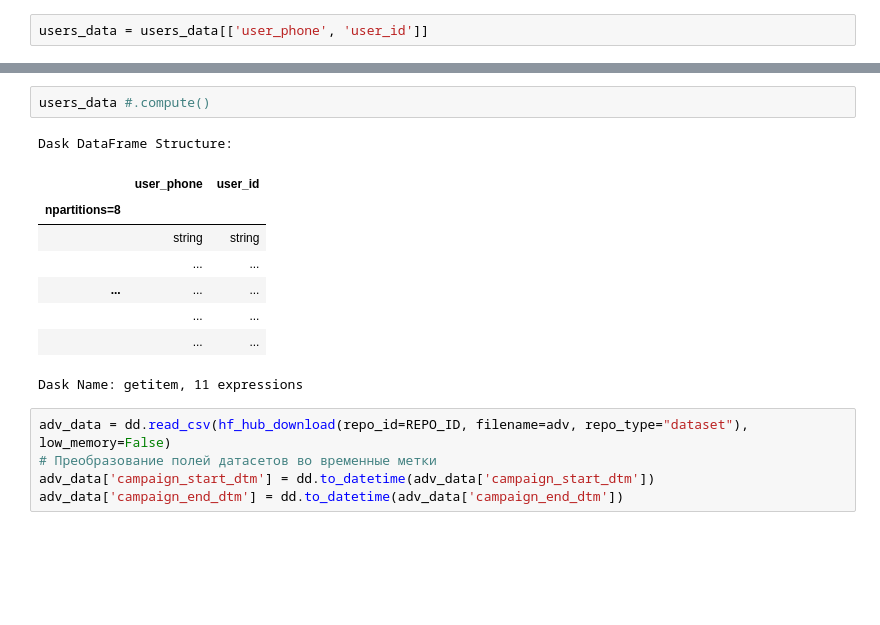
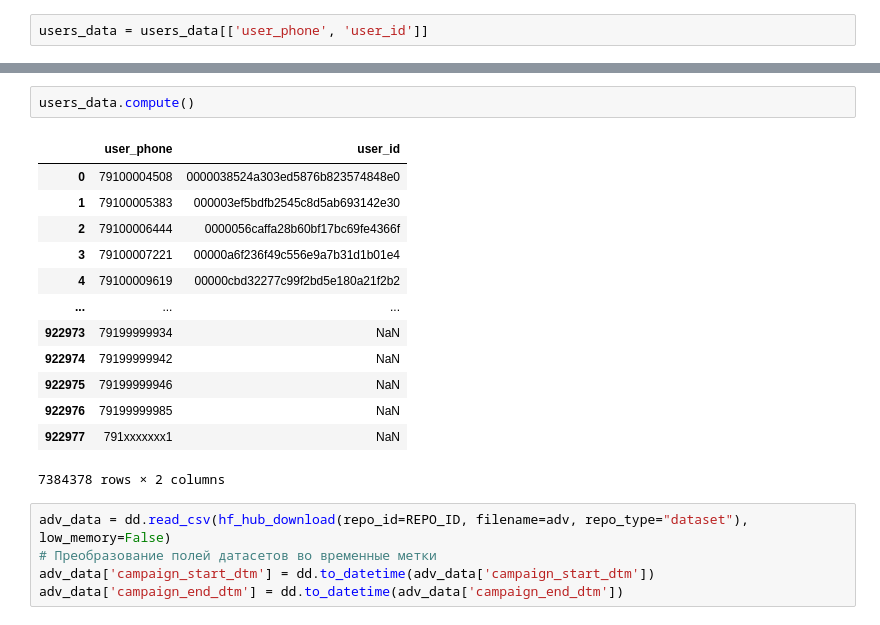
Before and after one commit to maratgaliulin/magnum_scopum_sravni_ru_dataton_2024, a Jupyter notebook: datasets/datasets_merge_to_parquet.ipynb, the cells around one changed output, grey strips where cells are left out. Saved outputs shown, nothing was run; the diff lists cells and outputs as text; blank space fills up the shorter version.

```diff
--- a/datasets/datasets_merge_to_parquet.ipynb
+++ b/datasets/datasets_merge_to_parquet.ipynb
@@ -59,15 +109,19 @@ users_data = users_data[['user_phone', 'user_id']]
 # %%
-users_data #.compute()
+users_data.compute()
 # %% [output]
+|  | user_phone | user_id |
+| 0 | 79100004508 | 0000038524a303ed5876b823574848e0 |
+| 1 | 79100005383 | 000003ef5bdfb2545c8d5ab693142e30 |
+| 2 | 79100006444 | 0000056caffa28b60bf17bc69fe4366f |
+| 3 | 79100007221 | 00000a6f236f49c556e9a7b31d1b01e4 |
+| 4 | 79100009619 | 00000cbd32277c99f2bd5e180a21f2b2 |
+| ... | ... | ... |
+| 922973 | 79199999934 | NaN |
+| 922974 | 79199999942 | NaN |
+| 922975 | 79199999946 | NaN |
+| 922976 | 79199999985 | NaN |
+| 922977 | 791xxxxxxx1 | NaN |
-Dask DataFrame Structure:
+7384378 rows × 2 columns
-|  | user_phone | user_id |
-| npartitions=8 |  |  |
-|  | string | string |
-|  | ... | ... |
-| ... | ... | ... |
-|  | ... | ... |
-|  | ... | ... |
-Dask Name: getitem, 11 expressions
 # %%
 adv_data = dd.read_csv(hf_hub_download(repo_id=REPO_ID, filename=adv, repo_type="dataset"), low_memory=False)
 # Преобразование полей датасетов во временные метки
```
Also changed, not shown: parts of 8 cells of this notebook, 1 other file.
